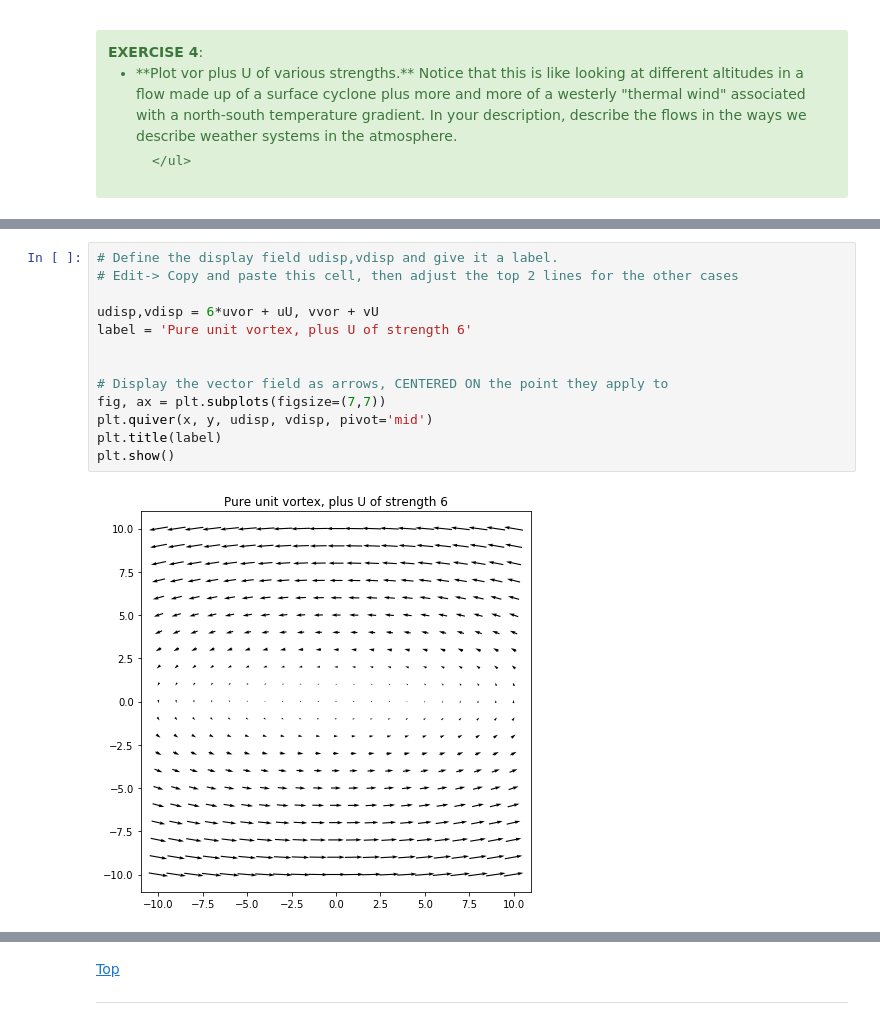
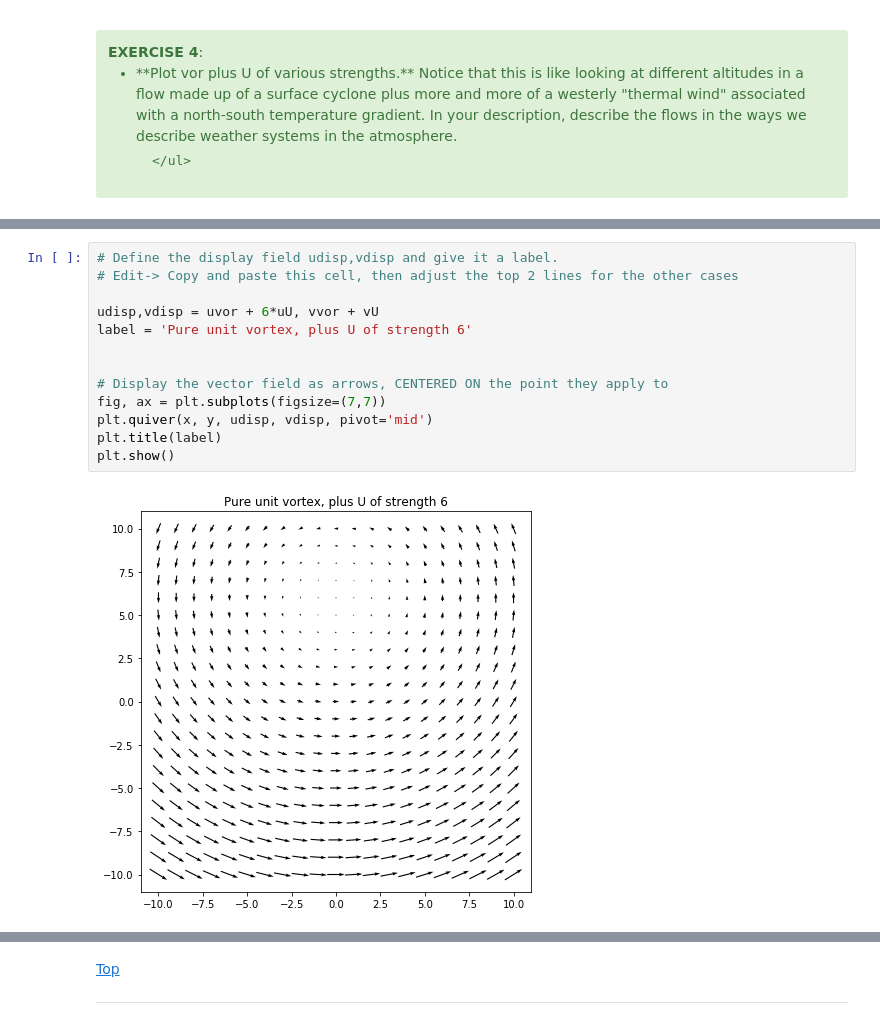
Before and after one commit to lchomiak/ATM651_IntroAtmDynamics, a Jupyter notebook: Unit1-Terminology_and_Tools/HW/CHOMIAK HW1.ipynb, the cells around one changed output, grey strips where cells are left out. Drawn from its saved outputs; the diff is of its cells as text.

```diff
--- a/Unit1-Terminology_and_Tools/HW/CHOMIAK HW1.ipynb
+++ b/Unit1-Terminology_and_Tools/HW/CHOMIAK HW1.ipynb
@@ -234,18 +234,18 @@ plt.show()
 # %%
 # Define the display field udisp,vdisp and give it a label.
 # Edit-> Copy and paste this cell, then adjust the top 2 lines for the other cases
 
-udisp,vdisp = 6*uvor + uU, vvor + vU
+udisp,vdisp = uvor + 6*uU, vvor + vU
 label = 'Pure unit vortex, plus U of strength 6'
 
 
 # Display the vector field as arrows, CENTERED ON the point they apply to
 fig, ax = plt.subplots(figsize=(7,7))
 plt.quiver(x, y, udisp, vdisp, pivot='mid')
 plt.title(label)
 plt.show()
 # %% [output]
-[figure, old version]
+[figure, new version]
 # %%
 # Define the display field udisp,vdisp and give it a label.
 # Edit-> Copy and paste this cell, then adjust the top 2 lines for the other cases
```
Also changed, not shown: parts of 6 cells of this notebook.
